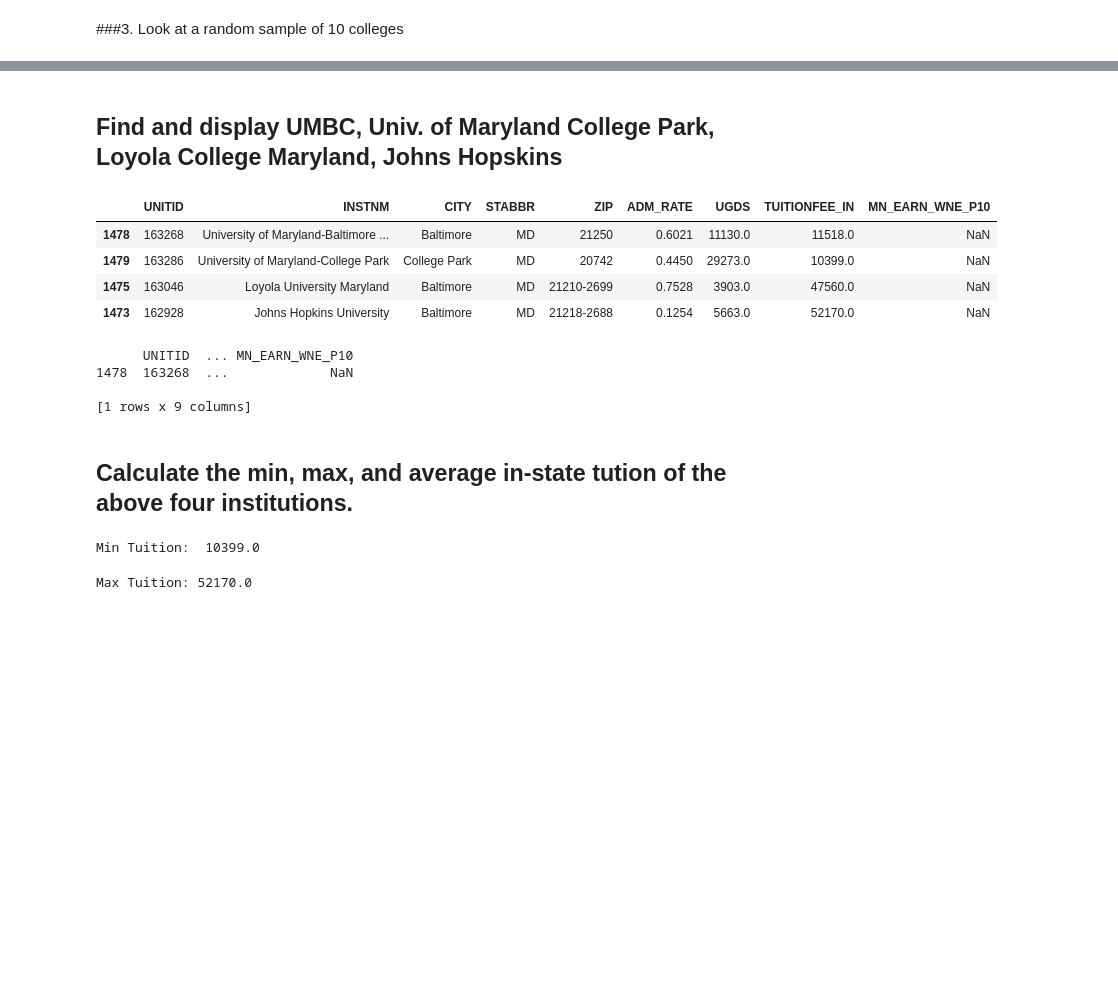
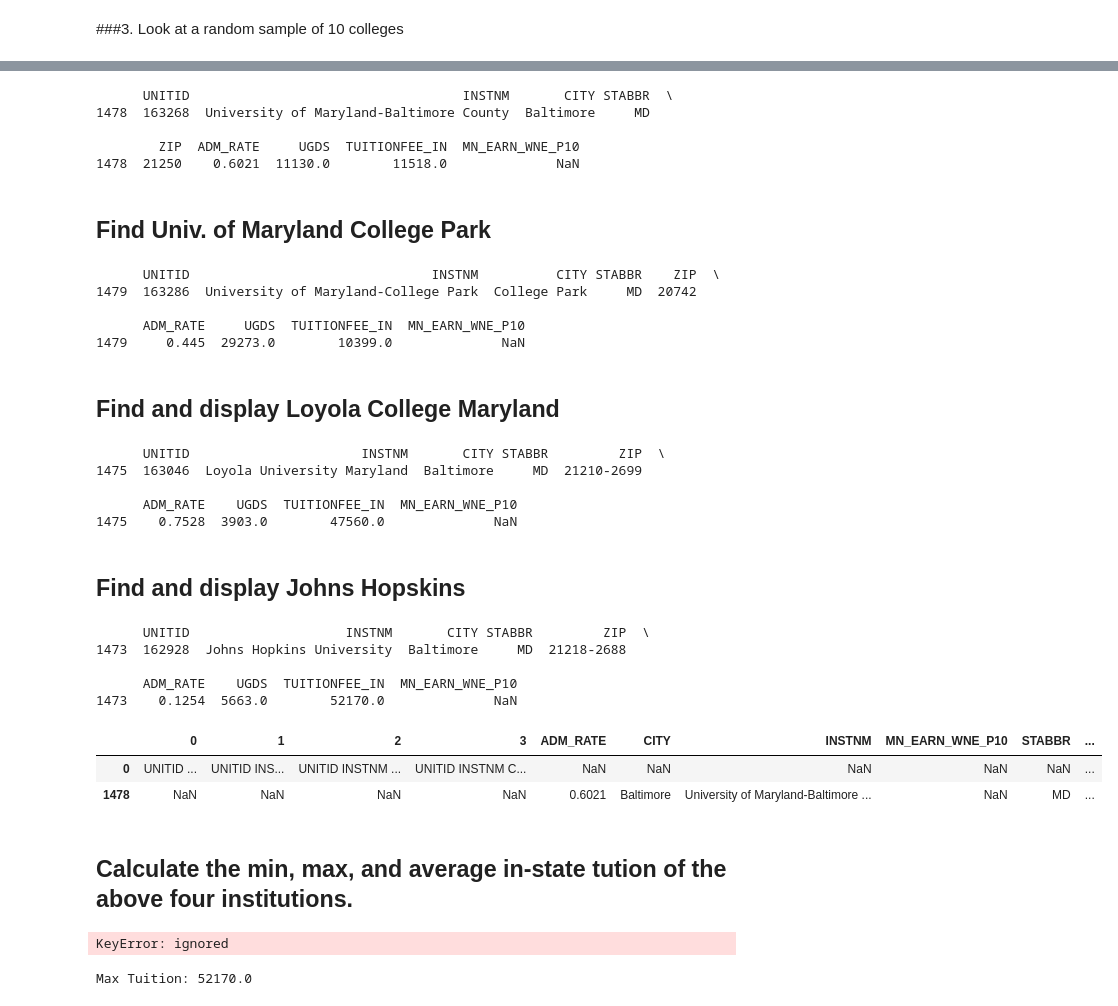
Before and after one commit to DATA-690-FALL-2021/data690_Dikshitha, a Jupyter notebook: assignment_05/assignment_05.ipynb, the cells around one changed output, grey strips where cells are left out. Drawn from its saved outputs; the diff is of its cells as text; code cells hidden in the pictures; blank space fills up the shorter version.

```diff
--- a/assignment_05/assignment_05.ipynb
+++ b/assignment_05/assignment_05.ipynb
@@ -189,37 +193,58 @@ df2.sample(10)
+# %%
+a = df2.loc[df2["INSTNM"].str.contains('University of Maryland-Baltimore County')]
+print(a)
+# %% [output]
+      UNITID                                   INSTNM       CITY STABBR  \
+1478  163268  University of Maryland-Baltimore County  Baltimore     MD
+
+        ZIP  ADM_RATE     UGDS  TUITIONFEE_IN  MN_EARN_WNE_P10
+1478  21250    0.6021  11130.0        11518.0              NaN
 # %% [markdown]
-## Find and display UMBC, Univ. of Maryland College Park, Loyola College Maryland, Johns Hopskins
+## Find Univ. of Maryland College Park
-# %%
-df3 = pd.DataFrame()
-x = df2.loc[df2["INSTNM"].str.contains('University of Maryland-Baltimore County')]
-y = df2.loc[df2["INSTNM"].str.contains('University of Maryland-College Park')]
-z = df2.loc[df2["INSTNM"].str.contains('Loyola University Maryland')]
-w = df2.loc[df2["INSTNM"].str.contains('Johns Hopkins University')]
-a = df3.append(x)
-b = a.append(y)
-c = b.append(z)
-df3 = c.append(w)
-df3
-# %% [output]
-|  | UNITID | INSTNM | CITY | STABBR | ZIP | ADM_RATE | UGDS | TUITIONFEE_IN | MN_EARN_WNE_P10 |
-| 1478 | 163268 | University of Maryland-Baltimore ... | Baltimore | MD | 21250 | 0.6021 | 11130.0 | 11518.0 | NaN |
-| 1479 | 163286 | University of Maryland-College Park | College Park | MD | 20742 | 0.4450 | 29273.0 | 10399.0 | NaN |
-| 1475 | 163046 | Loyola University Maryland | Baltimore | MD | 21210-2699 | 0.7528 | 3903.0 | 47560.0 | NaN |
-| 1473 | 162928 | Johns Hopkins University | Baltimore | MD | 21218-2688 | 0.1254 | 5663.0 | 52170.0 | NaN |
 # %%
-x = df2.loc[df2["INSTNM"].str.contains('University of Maryland-Baltimore County')]
-print(x)
+b = df2.loc[df2["INSTNM"].str.contains('University of Maryland-College Park')]
+print(b)
 # %% [output]
-      UNITID  ... MN_EARN_WNE_P10
-1478  163268  ...             NaN
+      UNITID                               INSTNM          CITY STABBR    ZIP  \
+1479  163286  University of Maryland-College Park  College Park     MD  20742
 
-[1 rows x 9 columns]
+      ADM_RATE     UGDS  TUITIONFEE_IN  MN_EARN_WNE_P10
+1479     0.445  29273.0        10399.0              NaN
+# %% [markdown]
+## Find and display Loyola College Maryland
+# %%
+c = df2.loc[df2["INSTNM"].str.contains('Loyola University Maryland')]
+print(c)
+# %% [output]
+      UNITID                      INSTNM       CITY STABBR         ZIP  \
+1475  163046  Loyola University Maryland  Baltimore     MD  21210-2699
+
+      ADM_RATE    UGDS  TUITIONFEE_IN  MN_EARN_WNE_P10
+1475    0.7528  3903.0        47560.0              NaN
+# %% [markdown]
+## Find and display Johns Hopskins
+# %%
+d = df2.loc[df2["INSTNM"].str.contains('Johns Hopkins University')]
+print(d)
+# %% [output]
+      UNITID                    INSTNM       CITY STABBR         ZIP  \
+1473  162928  Johns Hopkins University  Baltimore     MD  21218-2688
+
+      ADM_RATE    UGDS  TUITIONFEE_IN  MN_EARN_WNE_P10
+1473    0.1254  5663.0        52170.0              NaN
+# %%
+df3.append(a)
+# %% [output]
+|  | 0 | 1 | 2 | 3 | ADM_RATE | CITY | INSTNM | MN_EARN_WNE_P10 | STABBR | ... |
+| 0 | UNITID ... | UNITID INS... | UNITID INSTNM ... | UNITID INSTNM C... | NaN | NaN | NaN | NaN | NaN | ... |
+| 1478 | NaN | NaN | NaN | NaN | 0.6021 | Baltimore | University of Maryland-Baltimore ... | NaN | MD | ... |
 # %% [markdown]
 ## Calculate the min, max, and average in-state tution of the above four institutions.
 # %%
 min_tution = df3['TUITIONFEE_IN'].min()
 print("Min Tuition: " ,min_tution)
 # %% [output]
-Min Tuition:  10399.0
+KeyError: ignored
 # %%
 max_tution = df3['TUITIONFEE_IN'].max()
 print("Max Tuition:", max_tution)
```
Also changed, not shown: parts of 8 cells of this notebook.
